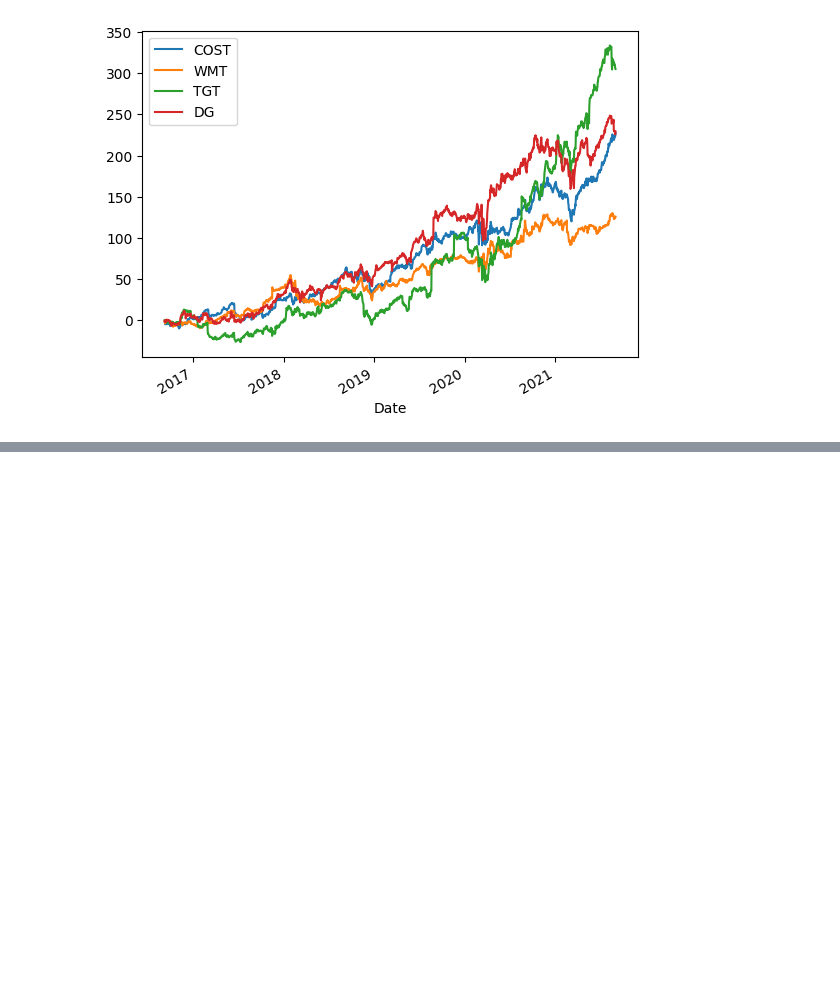
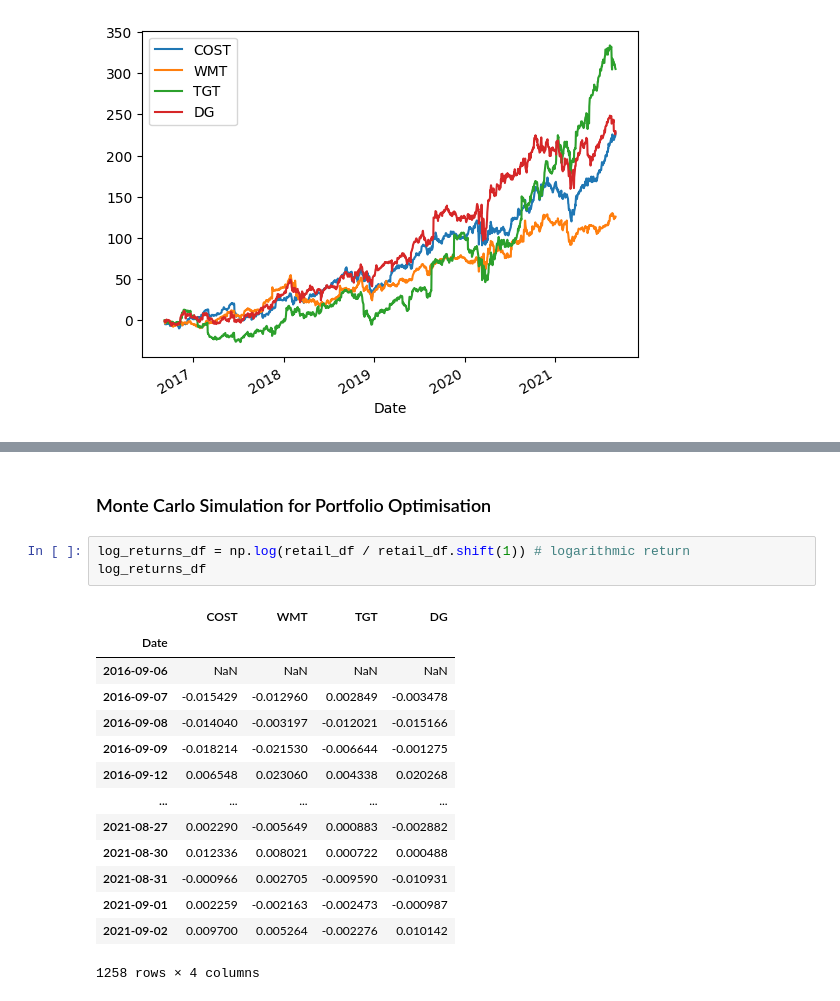
Before and after one commit to mattwalmsley/financial-modelling, a Jupyter notebook: quant-library/python/systematic-trading/basic_concepts.ipynb, the cells around one changed output, grey strips where cells are left out. Cells and saved outputs as stored; diff of their text form; blank space fills up the shorter version.

```diff
--- a/quant-library/python/systematic-trading/basic_concepts.ipynb
+++ b/quant-library/python/systematic-trading/basic_concepts.ipynb
@@ -235,0 +237,20 @@ plt.legend()
+# %% [markdown]
+### Monte Carlo Simulation for Portfolio Optimisation
+# %%
+log_returns_df = np.log(retail_df / retail_df.shift(1)) # logarithmic return
+log_returns_df
+# %% [output]
+|  | COST | WMT | TGT | DG |
+| Date |  |  |  |  |
+| 2016-09-06 | NaN | NaN | NaN | NaN |
+| 2016-09-07 | -0.015429 | -0.012960 | 0.002849 | -0.003478 |
+| 2016-09-08 | -0.014040 | -0.003197 | -0.012021 | -0.015166 |
+| 2016-09-09 | -0.018214 | -0.021530 | -0.006644 | -0.001275 |
+| 2016-09-12 | 0.006548 | 0.023060 | 0.004338 | 0.020268 |
+| ... | ... | ... | ... | ... |
+| 2021-08-27 | 0.002290 | -0.005649 | 0.000883 | -0.002882 |
+| 2021-08-30 | 0.012336 | 0.008021 | 0.000722 | 0.000488 |
+| 2021-08-31 | -0.000966 | 0.002705 | -0.009590 | -0.010931 |
+| 2021-09-01 | 0.002259 | -0.002163 | -0.002473 | -0.000987 |
+| 2021-09-02 | 0.009700 | 0.005264 | -0.002276 | 0.010142 |
+1258 rows × 4 columns
```
Also changed, not shown: parts of 14 cells of this notebook.
